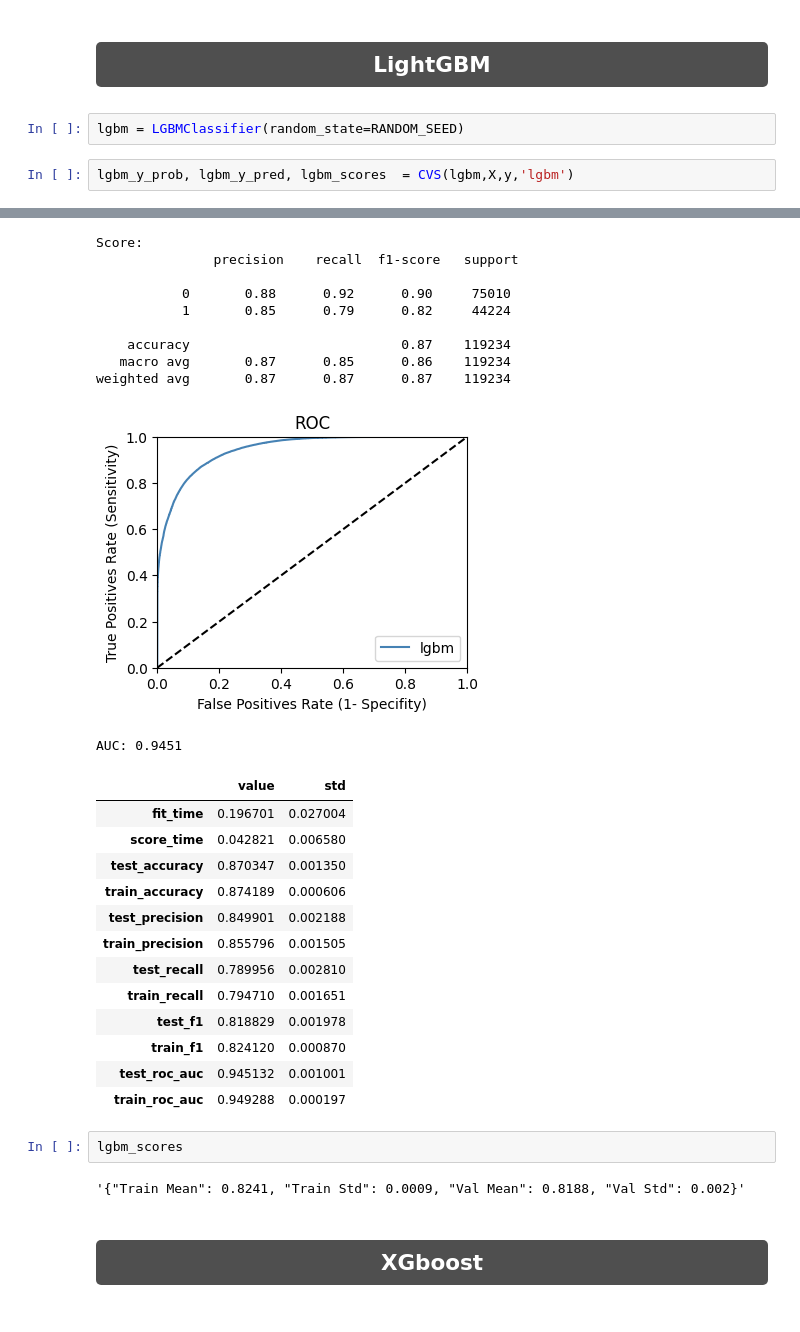
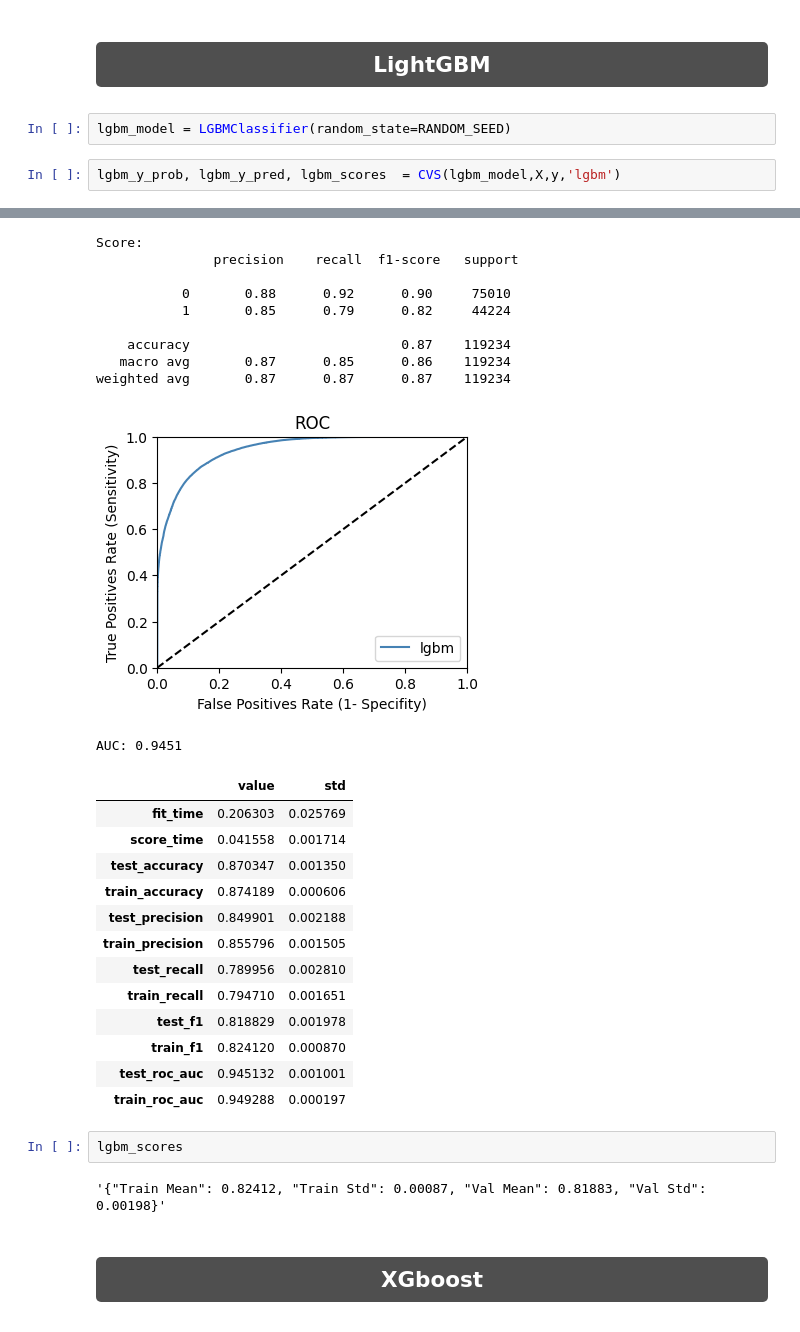
Before and after one commit to alyssonvidal/Hotel-Booking-Cancelations, a Jupyter notebook: notebooks/part03_model.ipynb, the cells around one changed output, grey strips where cells are left out. Drawn from its saved outputs; the diff is of its cells as text.

```diff
--- a/notebooks/part03_preparation.ipynb
+++ b/notebooks/part03_model.ipynb
@@ -387,25 +399,25 @@ results = data.copy()
 # %% [markdown]
 ### <div style="color:white;display:fill;border-radius:5px;background-color:#4F4F4F;letter-spacing:0.5px;overflow:hidden"><p style="padding:10px;color:white;overflow:hidden;text-align: center;margin:0;font-size:120%">LightGBM</p></div>
 # %%
-lgbm = LGBMClassifier(random_state=RANDOM_SEED)
+lgbm_model = LGBMClassifier(random_state=RANDOM_SEED)
 # %%
-lgbm_y_prob, lgbm_y_pred, lgbm_scores  = CVS(lgbm,X,y,'lgbm')
+lgbm_y_prob, lgbm_y_pred, lgbm_scores  = CVS(lgbm_model,X,y,'lgbm')
 # %% [output]
 [figure]
 Score:
                precision    recall  f1-score   support
 
            0       0.88      0.92      0.90     75010
            1       0.85      0.79      0.82     44224
 
     accuracy                           0.87    119234
    macro avg       0.87      0.85      0.86    119234
 weighted avg       0.87      0.87      0.87    119234
 [figure]
 AUC: 0.9451
 |  | value | std |
-| fit_time | 0.196701 | 0.027004 |
-| score_time | 0.042821 | 0.006580 |
+| fit_time | 0.206303 | 0.025769 |
+| score_time | 0.041558 | 0.001714 |
 | test_accuracy | 0.870347 | 0.001350 |
 | train_accuracy | 0.874189 | 0.000606 |
 | test_precision | 0.849901 | 0.002188 |
@@ -419,7 +431,7 @@ AUC: 0.9451
 # %%
 lgbm_scores
 # %% [output]
-'{"Train Mean": 0.8241, "Train Std": 0.0009, "Val Mean": 0.8188, "Val Std": 0.002}'
+'{"Train Mean": 0.82412, "Train Std": 0.00087, "Val Mean": 0.81883, "Val Std": 0.00198}'
 # %% [markdown]
 ### <div style="color:white;display:fill;border-radius:5px;background-color:#4F4F4F;letter-spacing:0.5px;overflow:hidden"><p style="padding:10px;color:white;overflow:hidden;text-align: center;margin:0;font-size:120%">XGboost</p></div>
 # %%
```
Also changed, not shown: parts of 40 cells of this notebook, 14 other files.
